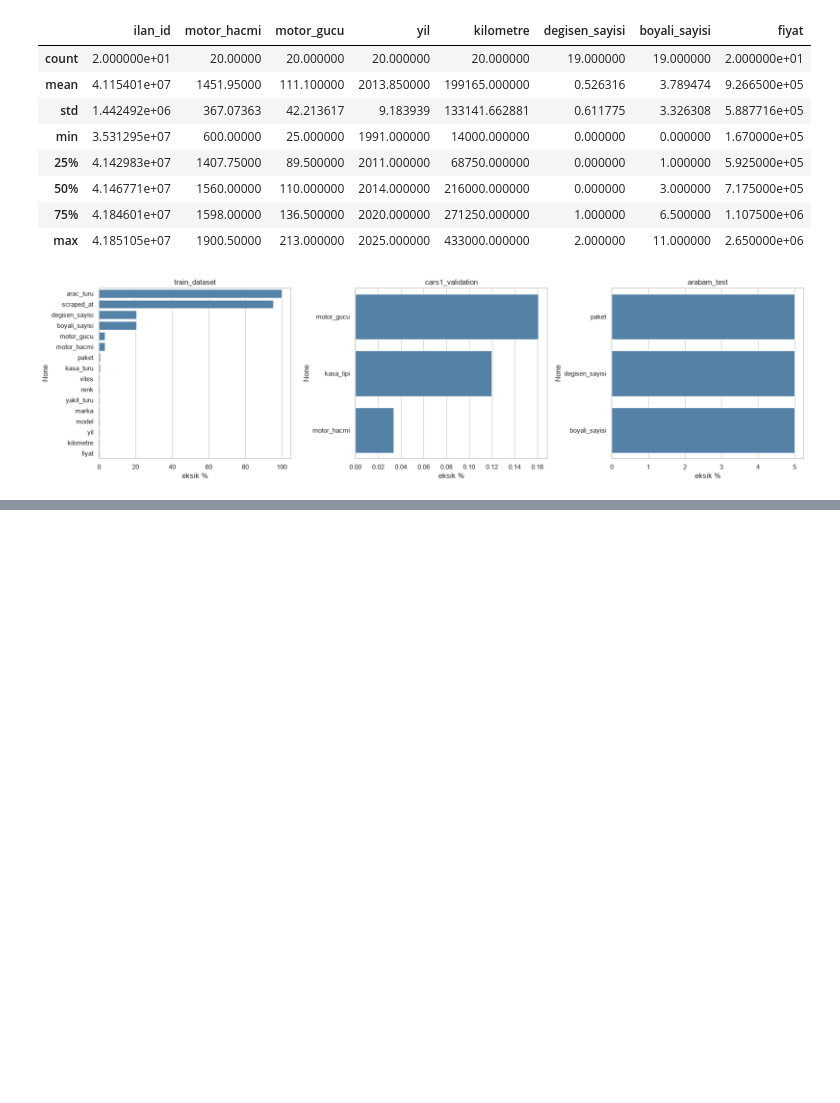
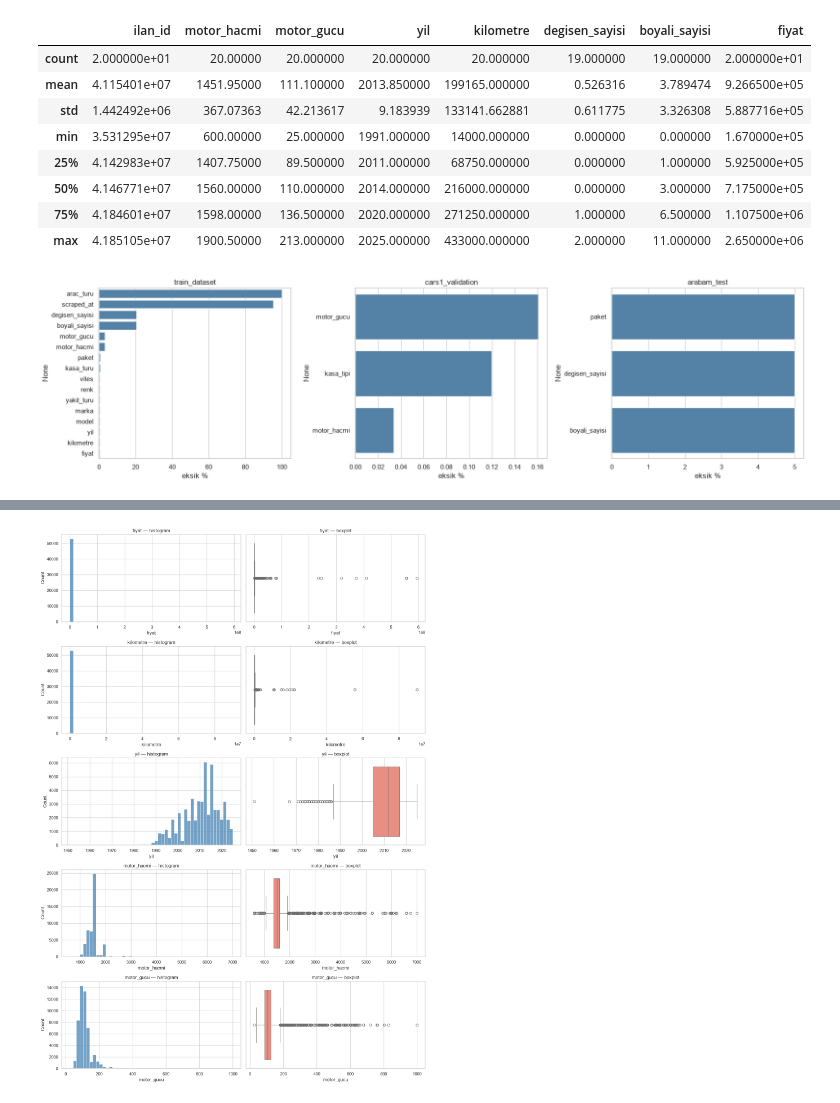
Before and after one commit to Mustafa-Aydin69/OtoMetrik, a Jupyter notebook: ai-model/notebooks/eda_and_preprocessing.ipynb, the cells around one changed output, grey strips where cells are left out. Saved outputs shown, nothing was run; the diff lists cells and outputs as text; code cells hidden in the pictures; blank space fills up the shorter version.

```diff
--- a/ai-model/notebooks/eda_and_preprocessing.ipynb
+++ b/ai-model/notebooks/eda_and_preprocessing.ipynb
@@ -145,0 +151,17 @@ plt.show()
+# %%
+NUMERIC_FIELDS = ['fiyat', 'kilometre', 'yil', 'motor_hacmi', 'motor_gucu']
+CURRENT_YEAR = 2026
+
+train = SOURCES['train_dataset']
+
+fig, axes = plt.subplots(len(NUMERIC_FIELDS), 2, figsize=(14, 4 * len(NUMERIC_FIELDS)))
+for row, field in enumerate(NUMERIC_FIELDS):
+    data = train[field].dropna()
+    sns.histplot(data, ax=axes[row, 0], bins=50, color='steelblue')
+    axes[row, 0].set_title(f'{field} — histogram')
+    sns.boxplot(x=data, ax=axes[row, 1], color='salmon')
+    axes[row, 1].set_title(f'{field} — boxplot')
+plt.tight_layout()
+plt.show()
+# %% [output]
+[figure, added]
```
Also changed, not shown: parts of 3 cells of this notebook, 1 other file.
